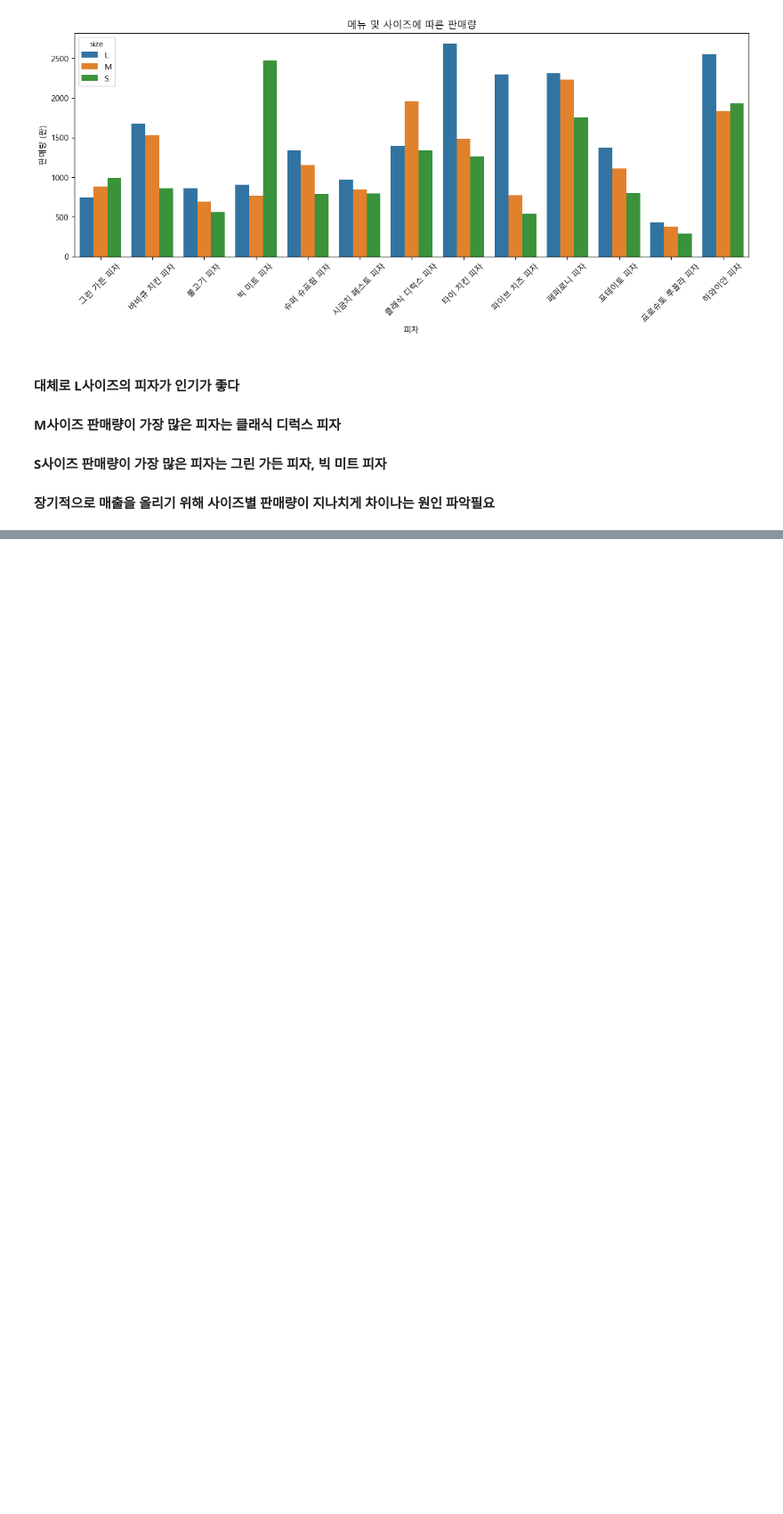
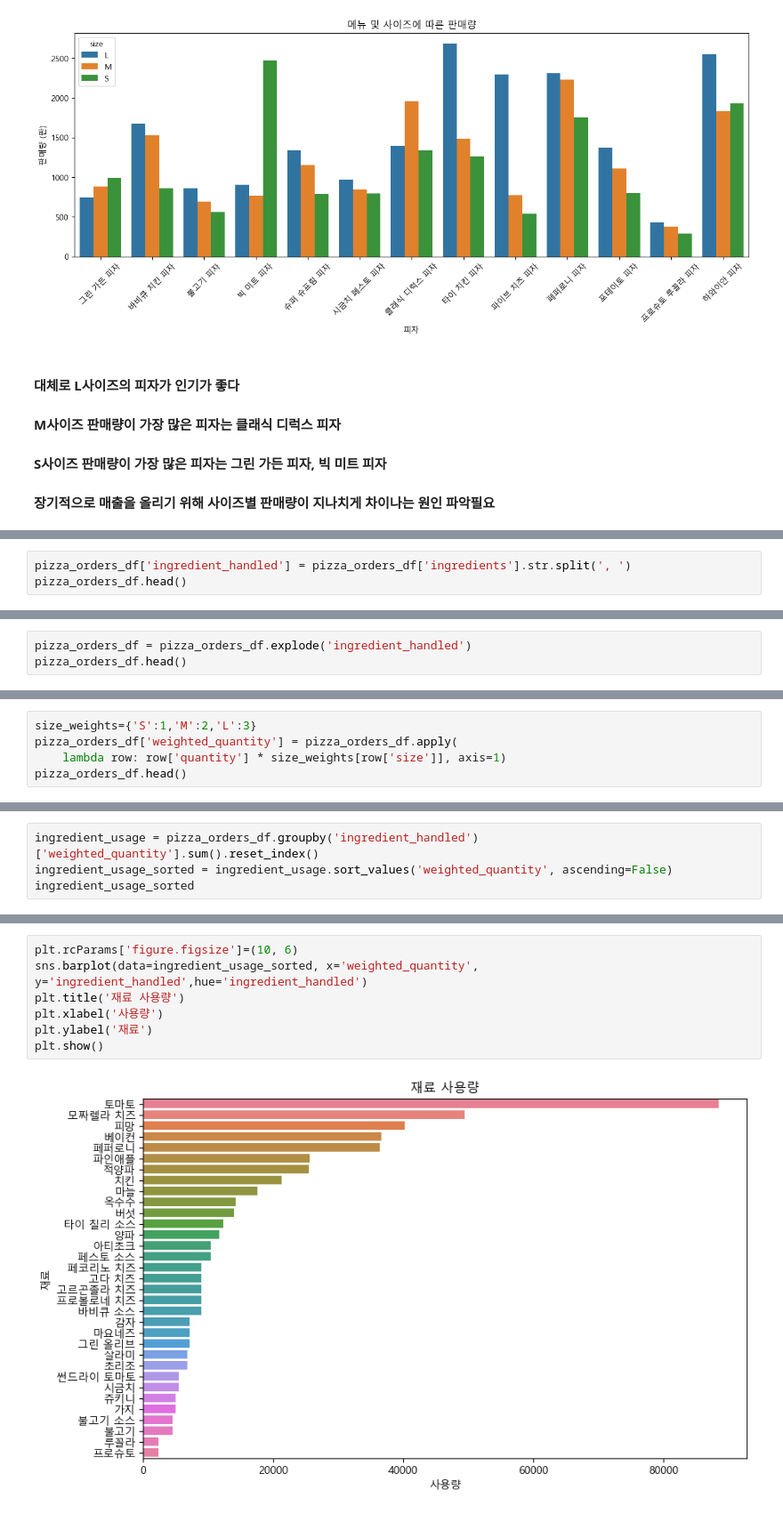
Before and after one commit to changdoong/learning-projects, a Jupyter notebook: pizza_df/pizza_df.ipynb, the cells around one changed output, grey strips where cells are left out. Shown at 89% size. Drawn from its saved outputs; the diff is of its cells as text; blank space fills up the shorter version.

```diff
--- a/pizza_df/pizza_df.ipynb
+++ b/pizza_df/pizza_df.ipynb
@@ -528,0 +580,3 @@ plt.show()
+# %%
+pizza_orders_df['ingredient_handled'] = pizza_orders_df['ingredients'].str.split(', ')
+pizza_orders_df.head()
@@ -528,0 +590,3 @@ plt.show()
+# %%
+pizza_orders_df = pizza_orders_df.explode('ingredient_handled')
+pizza_orders_df.head()
@@ -528,0 +602,5 @@ plt.show()
+# %%
+size_weights={'S':1,'M':2,'L':3}
+pizza_orders_df['weighted_quantity'] = pizza_orders_df.apply(
+    lambda row: row['quantity'] * size_weights[row['size']], axis=1)
+pizza_orders_df.head()
@@ -528,0 +616,4 @@ plt.show()
+# %%
+ingredient_usage = pizza_orders_df.groupby('ingredient_handled')['weighted_quantity'].sum().reset_index()
+ingredient_usage_sorted = ingredient_usage.sort_values('weighted_quantity', ascending=False)
+ingredient_usage_sorted
@@ -528,0 +680,9 @@ plt.show()
+# %%
+plt.rcParams['figure.figsize']=(10, 6)
+sns.barplot(data=ingredient_usage_sorted, x='weighted_quantity', y='ingredient_handled',hue='ingredient_handled')
+plt.title('재료 사용량')
+plt.xlabel('사용량')
+plt.ylabel('재료')
+plt.show()
+# %% [output]
+[figure, added]
```
Also changed, not shown: parts of 15 cells of this notebook.
